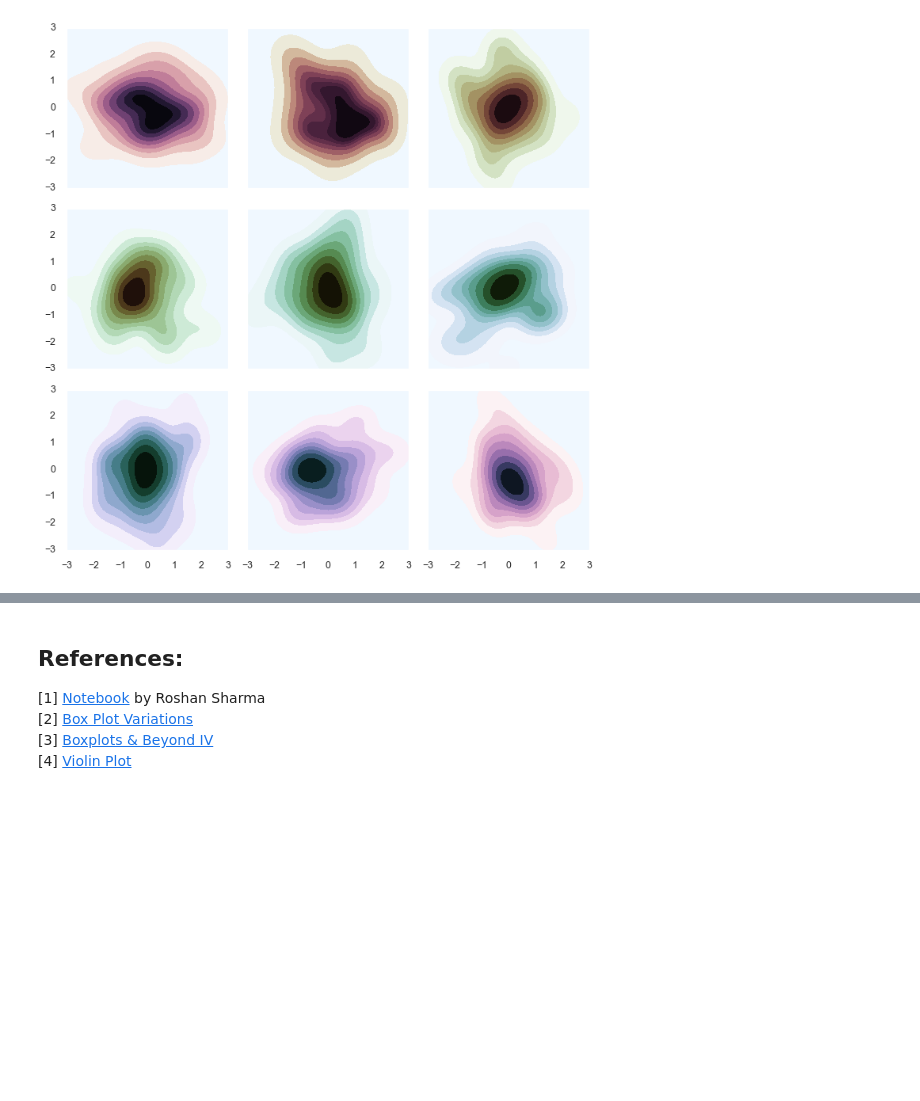
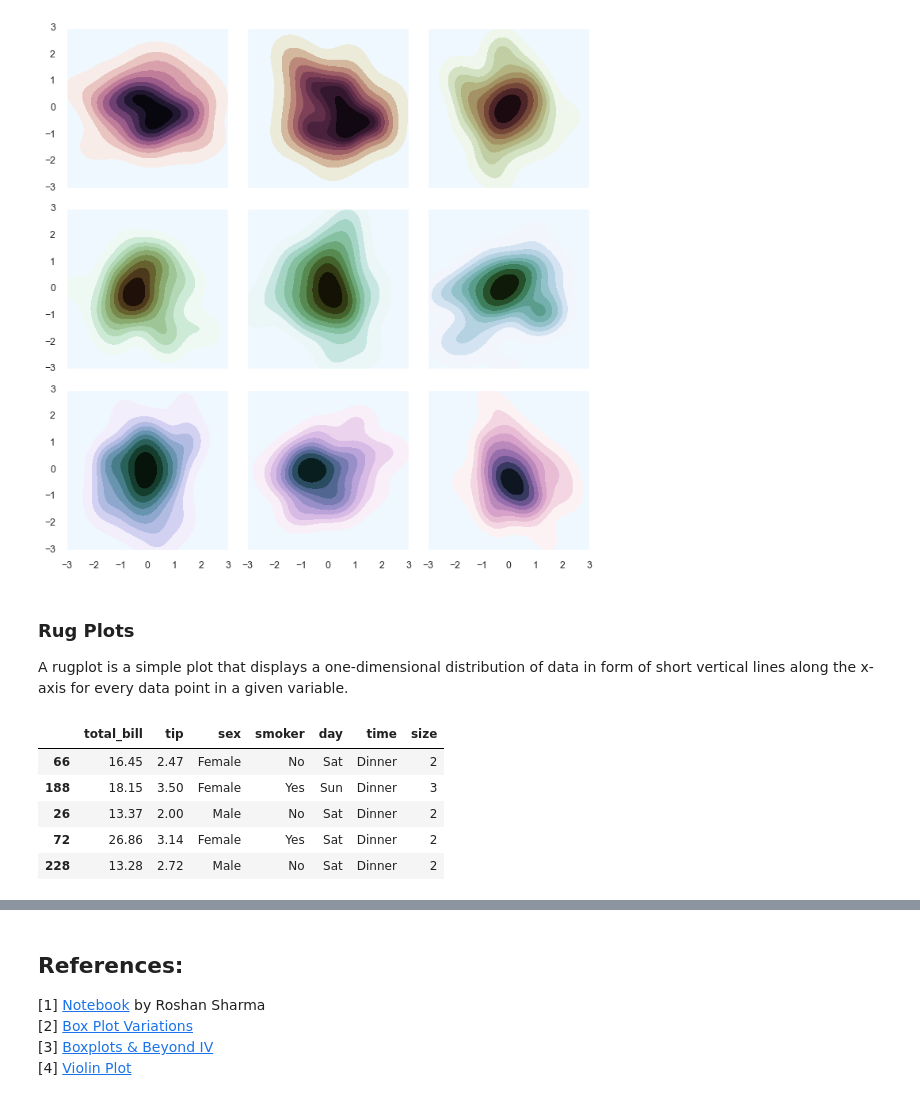
Before and after one commit to skacem/TIL, a Jupyter notebook: seaborn_intro.ipynb, the cells around one changed output, grey strips where cells are left out. Cells and saved outputs as stored; diff of their text form; code cells hidden in the pictures; blank space fills up the shorter version.

```diff
--- a/seaborn_intro.ipynb
+++ b/seaborn_intro.ipynb
@@ -483,3 +483,18 @@ for ax, s in zip(axes.flat, np.linspace(0, 3, 10)):
 fig.tight_layout()
 # %% [output]
 [figure]
+# %% [markdown]
+### Rug Plots
+
+A rugplot is a simple plot that displays a one-dimensional distribution of data in form of short vertical lines along the x-axis for every data point in a given variable.
+# %%
+# Let's use another dataset for this plot
+tips = sns.load_dataset('tips')
+tips.sample(5)
+# %% [output]
+|  | total_bill | tip | sex | smoker | day | time | size |
+| 66 | 16.45 | 2.47 | Female | No | Sat | Dinner | 2 |
+| 188 | 18.15 | 3.50 | Female | Yes | Sun | Dinner | 3 |
+| 26 | 13.37 | 2.00 | Male | No | Sat | Dinner | 2 |
+| 72 | 26.86 | 3.14 | Female | Yes | Sat | Dinner | 2 |
+| 228 | 13.28 | 2.72 | Male | No | Sat | Dinner | 2 |
```
Also changed, not shown: parts of 2 cells of this notebook.
